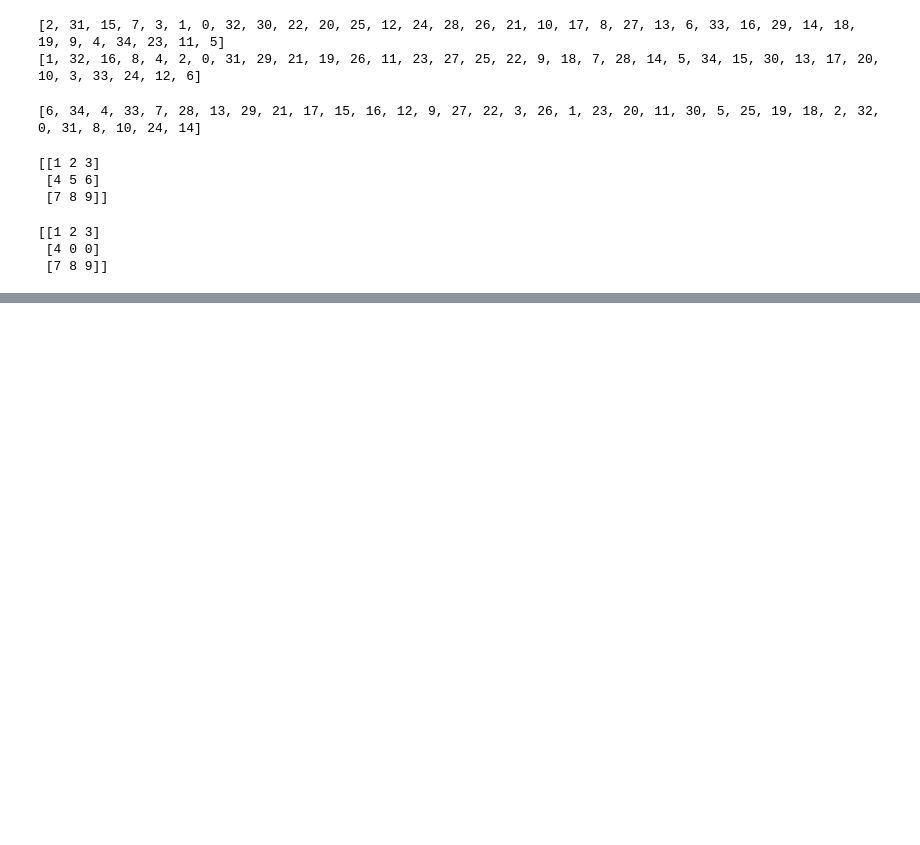
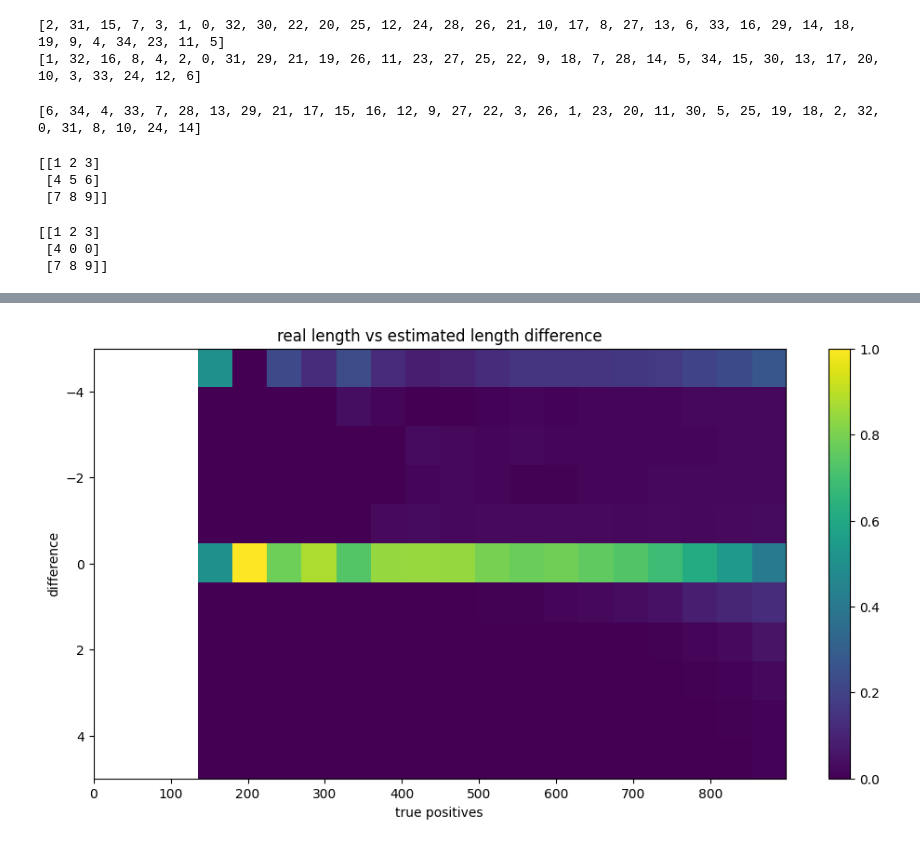
Before and after one commit to diegomm6/lr-fhss_seq-families, a Jupyter notebook: test.ipynb, the cells around one changed output, grey strips where cells are left out. Saved outputs shown, nothing was run; the diff lists cells and outputs as text; code cells hidden in the pictures; blank space fills up the shorter version.

```diff
--- a/test.ipynb
+++ b/test.ipynb
@@ -1018,0 +1064,41 @@ print(m)
+# %%
+nodes = np.array([10,12,16,20,26,33,42,54,69,88,112,143,183,233,297,379,483,615,784,1000])
+tp = [0.0, 0.0, 0.0, 0.2, 0.1, 0.9, 1.6, 2.6, 7.5, 10.9, 24.5, 43.2, 70.9, 118.5, 184.2, 266.0, 372.3, 509.2, 683.4, 897.0]
+
+data = np.array([np.array([0., 0., 0., 0., 0., 0., 0., 0., 0., 0., 0.]),
+ np.array([0., 0., 0., 0., 0., 0., 0., 0., 0., 0., 0.]),
+ np.array([0., 0., 0., 0., 0., 0., 0., 0., 0., 0., 0.]),
+ np.array([0.1, 0. , 0. , 0. , 0. , 0.1, 0. , 0. , 0. , 0. , 0. ]),
+ np.array([0. , 0. , 0. , 0. , 0. , 0.1, 0. , 0. , 0. , 0. , 0. ]),
+ np.array([0.2, 0. , 0. , 0. , 0. , 0.7, 0. , 0. , 0. , 0. , 0. ]),
+ np.array([0.2, 0. , 0. , 0. , 0. , 1.4, 0. , 0. , 0. , 0. , 0. ]),
+ np.array([0.6, 0.1, 0. , 0. , 0. , 1.9, 0. , 0. , 0. , 0. , 0. ]),
+ np.array([0.9, 0.1, 0. , 0. , 0.2, 6.3, 0. , 0. , 0. , 0. , 0. ]),
+ np.array([0.9, 0. , 0.3, 0.2, 0.3, 9.2, 0. , 0. , 0. , 0. , 0. ]),
+ np.array([ 2.4,  0. ,  0.5,  0.5,  0.5, 20.6,  0. ,  0. ,  0. ,  0. ,  0. ]),
+ np.array([ 5.5,  0.4,  0.8,  0.8,  1.1, 34.4,  0.2,  0. ,  0. ,  0. ,  0. ]),
+ np.array([10.9,  1.1,  1.4,  0.5,  1.7, 54.9,  0.4,  0. ,  0. ,  0. ,  0. ]),
+ np.array([18. ,  1.3,  1.6,  0.8,  2.8, 92.6,  1.4,  0. ,  0. ,  0. ,  0. ]),
+ np.array([2.850e+01, 2.700e+00, 3.300e+00, 2.600e+00, 4.400e+00, 1.389e+02, 3.700e+00, 0.000e+00, 0.000e+00, 0.000e+00, 1.000e-01]),
+ np.array([4.350e+01, 3.700e+00, 4.300e+00, 4.200e+00, 6.100e+00, 1.942e+02, 9.000e+00, 7.000e-01, 1.000e-01, 1.000e-01, 1.000e-01]),
+ np.array([6.360e+01, 7.100e+00, 6.700e+00, 8.100e+00, 9.000e+00, 2.557e+02, 1.880e+01, 2.800e+00, 3.000e-01, 0.000e+00, 2.000e-01]),
+ np.array([102.3,  10.5,   9.7,  10.1,  11. , 312.9,  42.8,   6.3,   2.4, 0.5,   0.7]),
+ np.array([153.6,  14.2,  15.7,  15.2,  16.3, 367. ,  72.1,  18.5,   5.7, 3. ,   2.1]),
+ np.array([240.6,  19.6,  20.3,  20.4,  27.1, 372.8, 112.2,  47.3,  18.1, 8.7,   9.9])])
+
+processed = []
+for i, v in enumerate(data):
+    processed.append(v/tp[i])
+processed = np.array(processed)
+# %%
+fig = plt.figure(figsize=(12,6))
+im = plt.imshow(processed.T, extent=[0, tp[-1], 5, -5], interpolation ='none', aspect='auto')
+fig.colorbar(im)
+plt.title(f'real length vs estimated length difference')
+plt.xlabel('true positives')
+plt.ylabel('difference')
+plt.show()
+#plt.savefig(save)
+plt.close('all')
+# %% [output]
+[figure, added]
```
Also changed, not shown: parts of 3 cells of this notebook, 5 other files.
